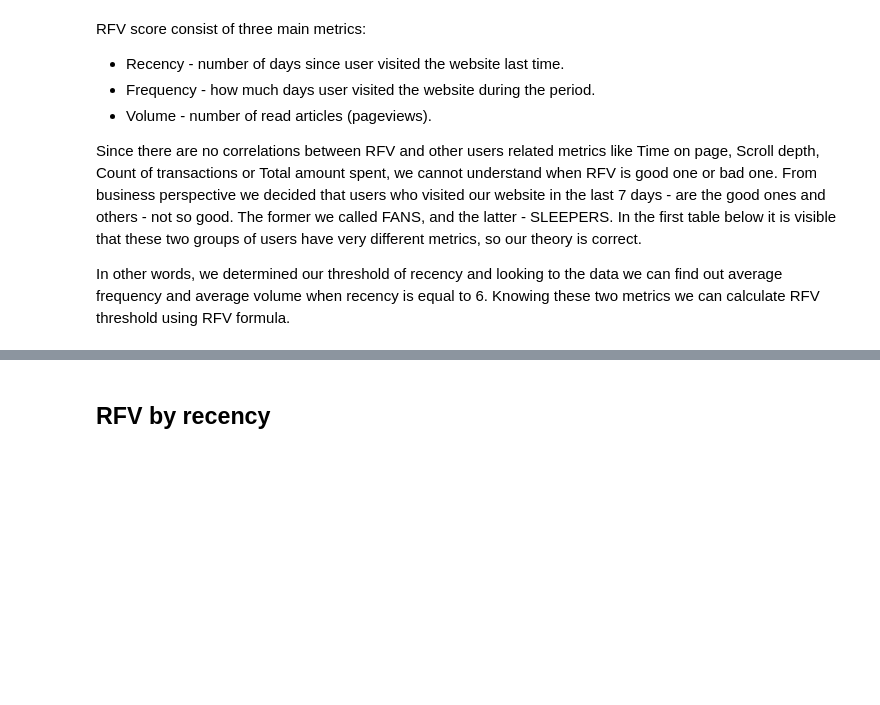
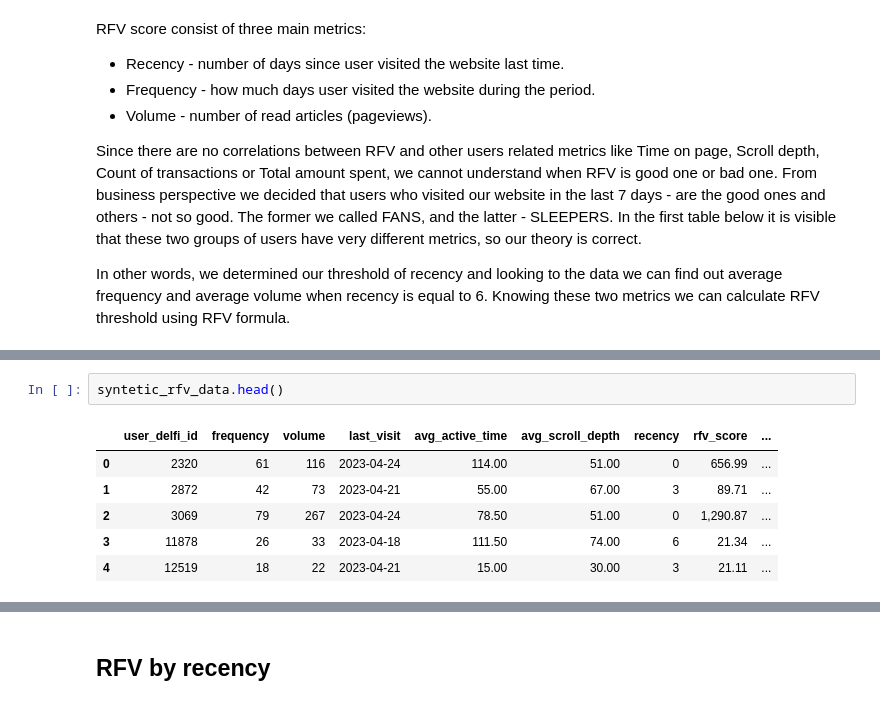
Before and after one commit to Gedas-LT/Paid-content-RFV-calculations, a Jupyter notebook: rfv_notebook.ipynb, the cells around one changed output, grey strips where cells are left out. Cells and saved outputs as stored; diff of their text form; blank space fills up the shorter version.

Commit message:
Term data ready to upload

```diff
--- a/rfv_notebook.ipynb
+++ b/rfv_notebook.ipynb
@@ -230,0 +215,9 @@ Duration of period (Days): 91
+# %%
+syntetic_rfv_data.head()
+# %% [output]
+|  | user_delfi_id | frequency | volume | last_visit | avg_active_time | avg_scroll_depth | recency | rfv_score | ... |
+| 0 | 2320 | 61 | 116 | 2023-04-24 | 114.00 | 51.00 | 0 | 656.99 | ... |
+| 1 | 2872 | 42 | 73 | 2023-04-21 | 55.00 | 67.00 | 3 | 89.71 | ... |
+| 2 | 3069 | 79 | 267 | 2023-04-24 | 78.50 | 51.00 | 0 | 1,290.87 | ... |
+| 3 | 11878 | 26 | 33 | 2023-04-18 | 111.50 | 74.00 | 6 | 21.34 | ... |
+| 4 | 12519 | 18 | 22 | 2023-04-21 | 15.00 | 30.00 | 3 | 21.11 | ... |
```
Also changed, not shown: parts of 9 cells of this notebook.
